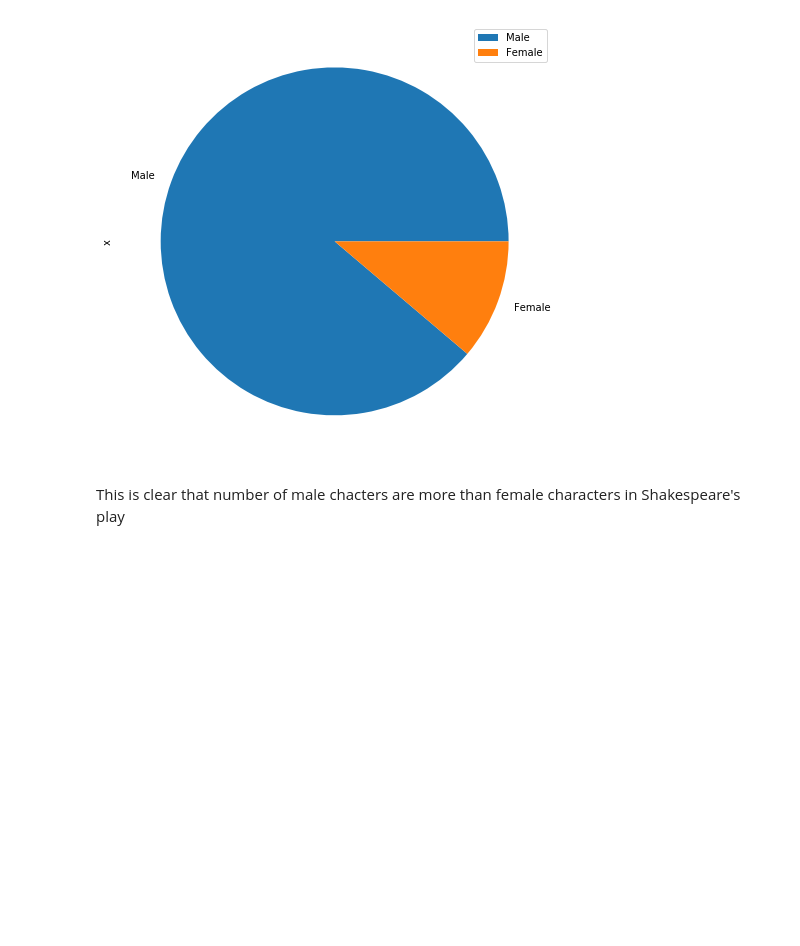
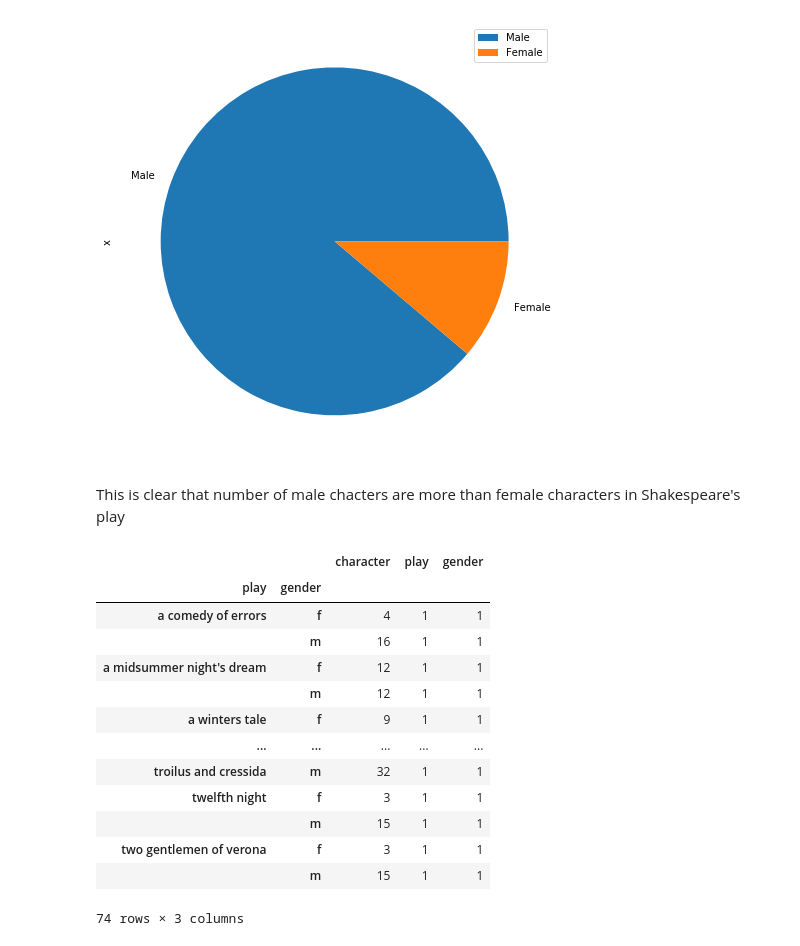
Before and after one commit to koyelpramanick/Storytelling, a Jupyter notebook: notebook/gender_ratio.ipynb, the cells around one changed output. Drawn from its saved outputs; the diff is of its cells as text; code cells hidden in the pictures; blank space fills up the shorter version.

```diff
--- a/notebook/gender_ratio.ipynb
+++ b/notebook/gender_ratio.ipynb
@@ -23,3 +23,22 @@ array([<matplotlib.axes._subplots.AxesSubplot object at 0x...>],
 [figure]
 # %% [markdown]
 This is clear that number of male chacters are more than female characters in Shakespeare's play
+# %%
+character_data = c_data.groupby(['play', 'gender']).nunique()
+
+display(character_data)
+# %% [output]
+|  |  | character | play | gender |
+| play | gender |  |  |  |
+| a comedy of errors | f | 4 | 1 | 1 |
+|  | m | 16 | 1 | 1 |
+| a midsummer night's dream | f | 12 | 1 | 1 |
+|  | m | 12 | 1 | 1 |
+| a winters tale | f | 9 | 1 | 1 |
+| ... | ... | ... | ... | ... |
+| troilus and cressida | m | 32 | 1 | 1 |
+| twelfth night | f | 3 | 1 | 1 |
+|  | m | 15 | 1 | 1 |
+| two gentlemen of verona | f | 3 | 1 | 1 |
+|  | m | 15 | 1 | 1 |
+74 rows × 3 columns
```
Also changed, not shown: parts of 3 cells of this notebook.
